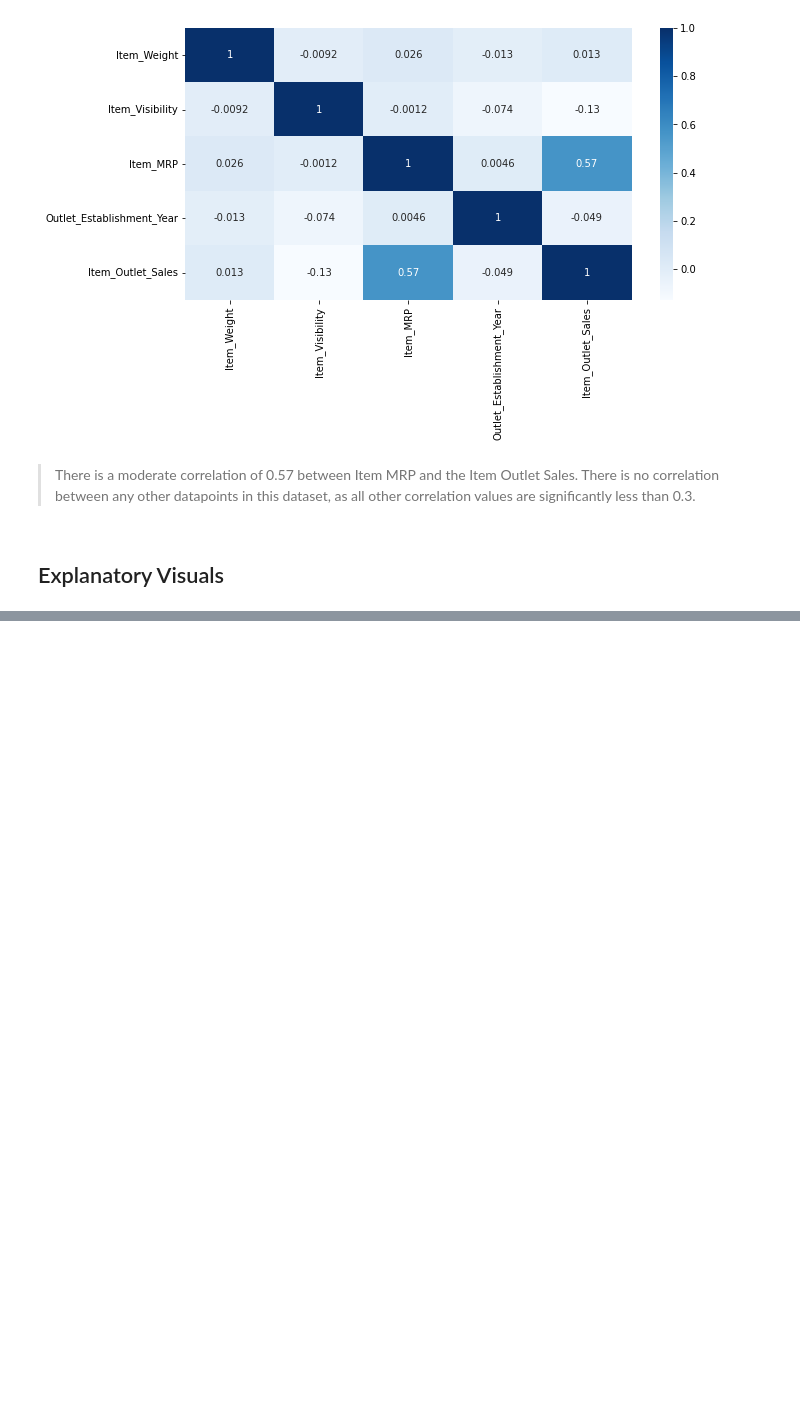
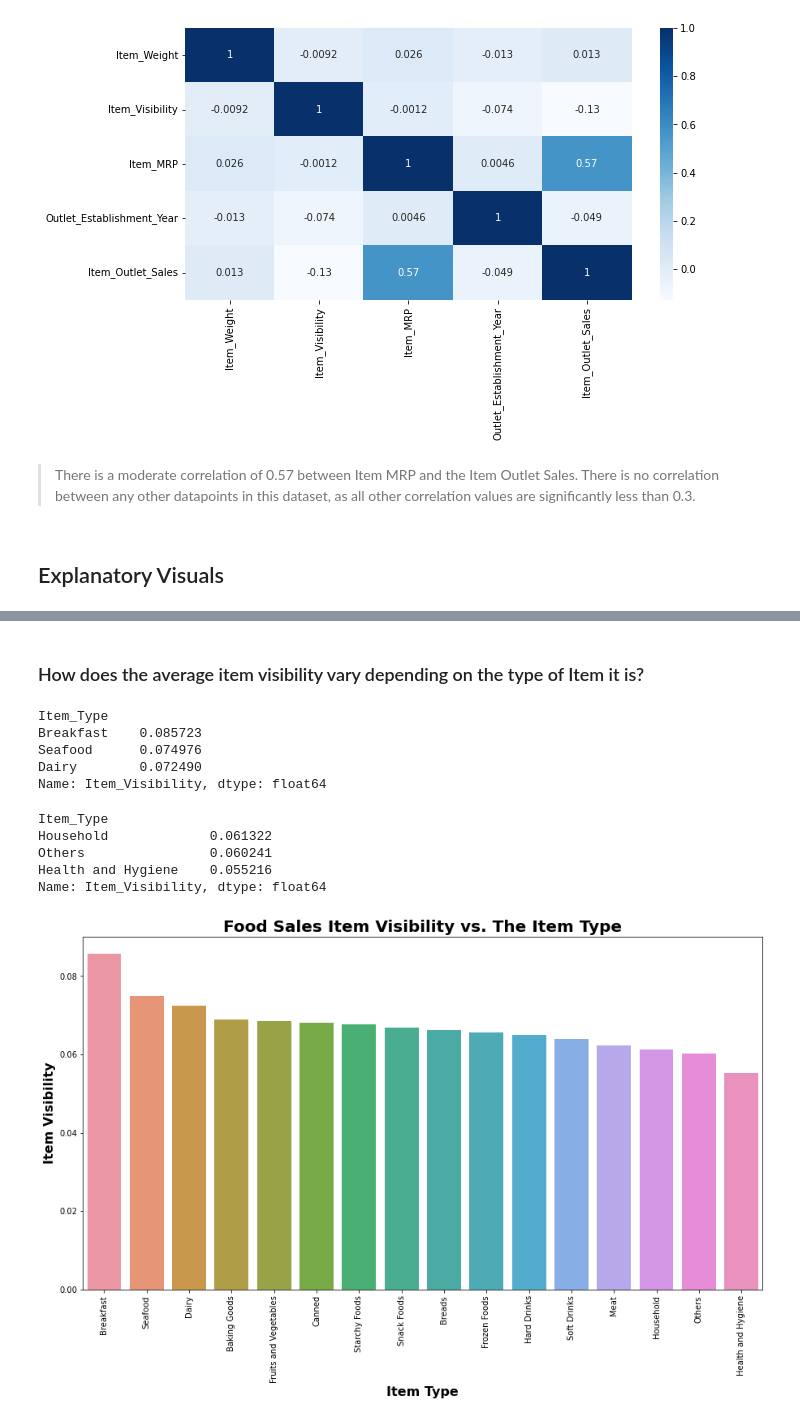
Before and after one commit to dcreeder89/Coding-Dojo-Project_1, a Jupyter notebook: 1_Reeder_Food_Sales_Predictions.ipynb, the cells around one changed output, grey strips where cells are left out. Drawn from its saved outputs; the diff is of its cells as text; code cells hidden in the pictures; blank space fills up the shorter version.

```diff
--- a/1_Reeder_Food_Sales_Predictions.ipynb
+++ b/1_Reeder_Food_Sales_Predictions.ipynb
@@ -549,0 +594,30 @@ sns.heatmap(corr, cmap = 'Blues', annot = True);
+# %% [markdown]
+### How does the average item visibility vary depending on the type of Item it is?
+# %%
+vis_mean = sales_df.groupby('Item_Type')['Item_Visibility'].mean().sort_values(ascending=False)
+# %%
+vis_mean.head(3)
+# %% [output]
+Item_Type
+Breakfast    0.085723
+Seafood      0.074976
+Dairy        0.072490
+Name: Item_Visibility, dtype: float64
+# %%
+vis_mean.tail(3)
+# %% [output]
+Item_Type
+Household             0.061322
+Others                0.060241
+Health and Hygiene    0.055216
+Name: Item_Visibility, dtype: float64
+# %%
+fig, ax = plt.subplots(figsize = (15,8))
+
+ax = sns.barplot(data = sales_df, x='Item_Type', y='Item_Visibility', order = vis_mean.index, ci=None);
+plt.xticks(rotation=90);
+ax.set_title('Food Sales Item Visibility vs. The Item Type', fontsize = 20, fontweight = 'bold');
+ax.set_ylabel('Item Visibility', fontsize = 16, fontweight = 'bold');
+ax.set_xlabel('Item Type', fontsize = 16, fontweight = 'bold');
+# %% [output]
+[figure, added]
```
Also changed, not shown: parts of 7 cells of this notebook.
